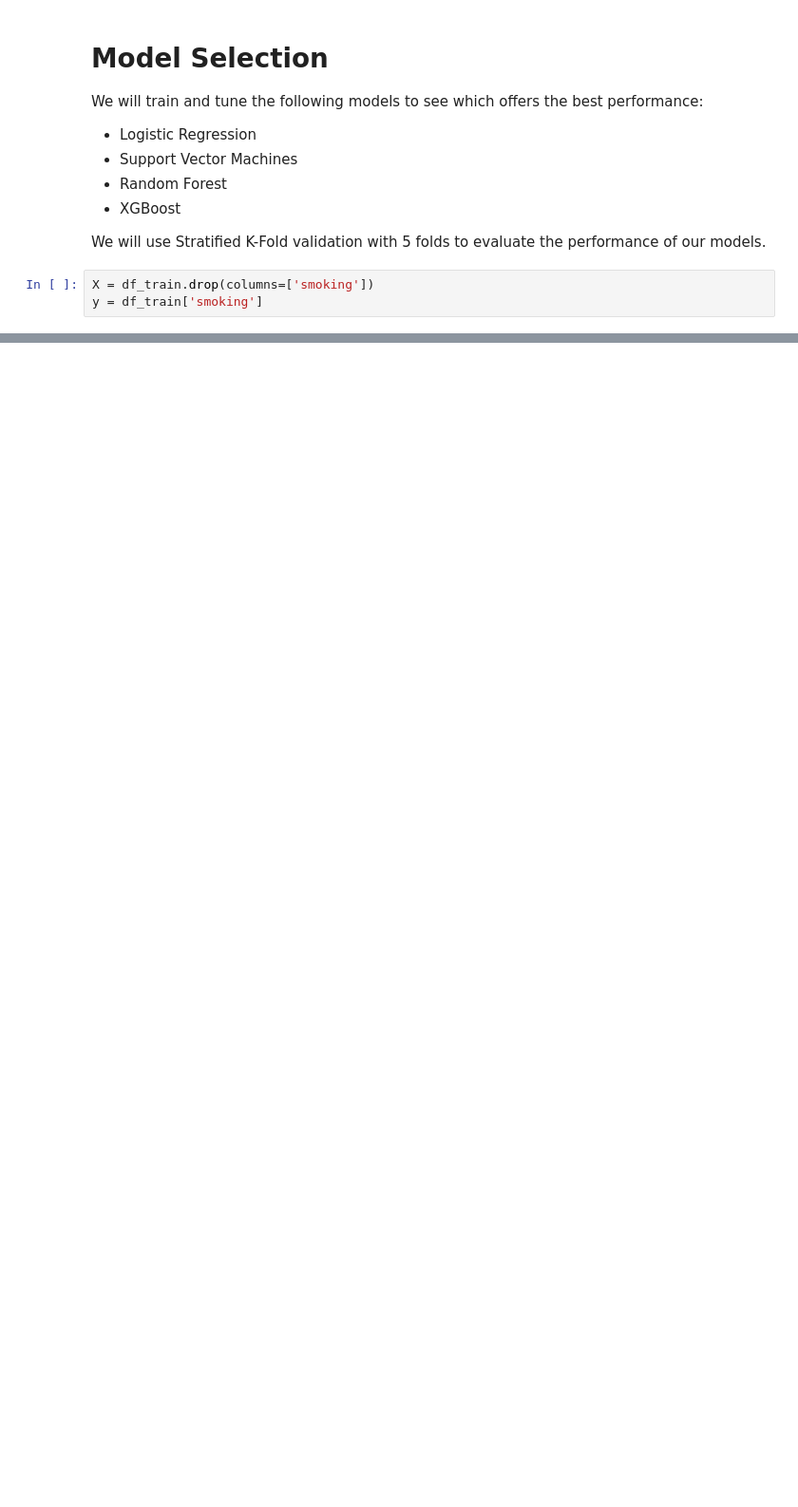
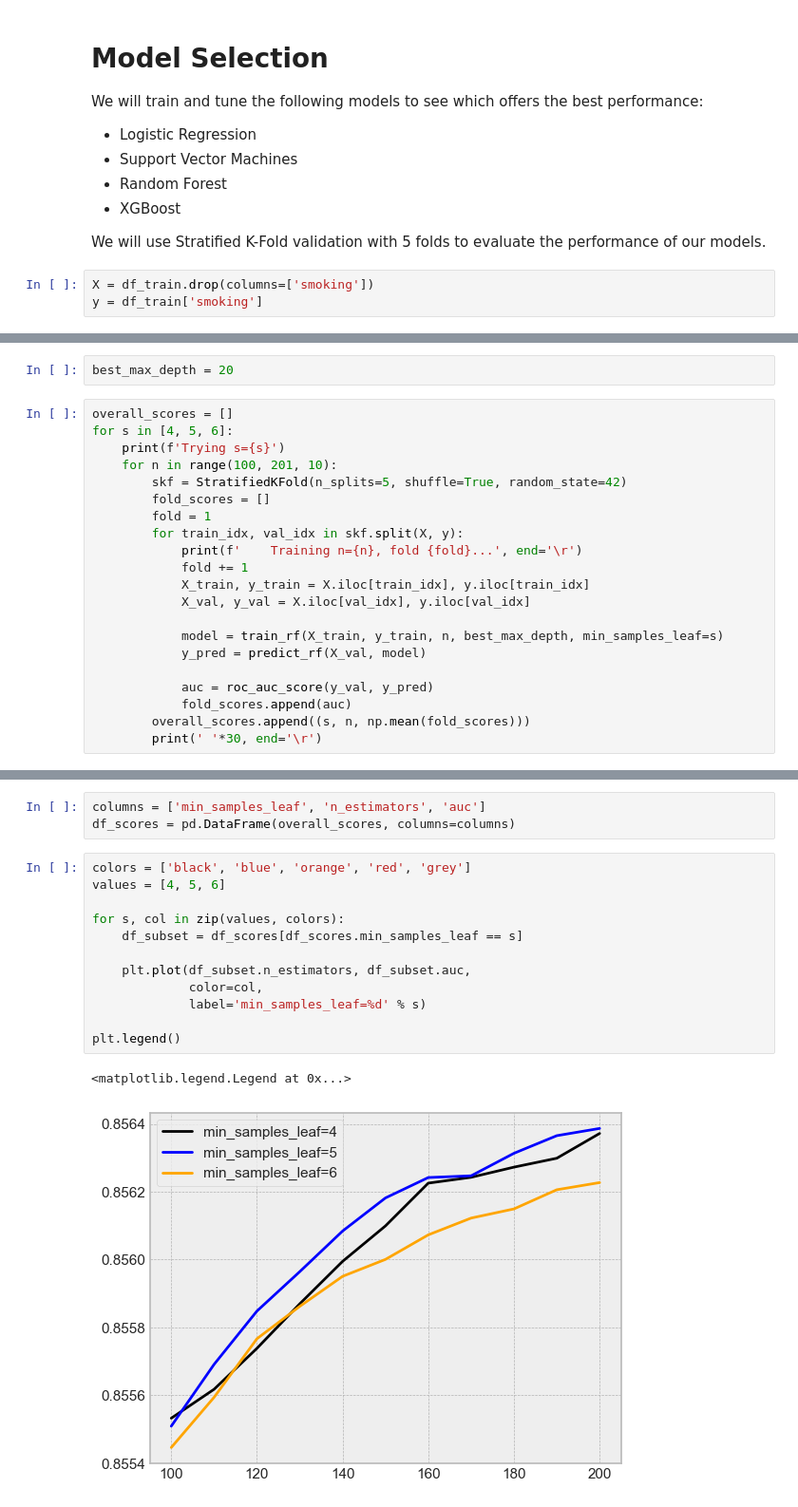
Before and after one commit to Koda98/smoker-status-prediction, a Jupyter notebook: notebook.ipynb, the cells around one changed output, grey strips where cells are left out. Shown at 95% size. Drawn from its saved outputs; the diff is of its cells as text; blank space fills up the shorter version.

```diff
--- a/notebook.ipynb
+++ b/notebook.ipynb
@@ -465,0 +513,23 @@ Logistic Regression with log transform
+# %%
+best_max_depth = 20
+# %%
+overall_scores = []
+for s in [4, 5, 6]:
+    print(f'Trying s={s}')
+    for n in range(100, 201, 10):
+        skf = StratifiedKFold(n_splits=5, shuffle=True, random_state=42)
+        fold_scores = []
+        fold = 1
+        for train_idx, val_idx in skf.split(X, y):
+            print(f'    Training n={n}, fold {fold}...', end='\r')
+            fold += 1
+            X_train, y_train = X.iloc[train_idx], y.iloc[train_idx]
+            X_val, y_val = X.iloc[val_idx], y.iloc[val_idx]
+
+            model = train_rf(X_train, y_train, n, best_max_depth, min_samples_leaf=s)
+            y_pred = predict_rf(X_val, model)
+
+            auc = roc_auc_score(y_val, y_pred)
+            fold_scores.append(auc)
+        overall_scores.append((s, n, np.mean(fold_scores)))
+        print(' '*30, end='\r')
@@ -465,0 +540,18 @@ Logistic Regression with log transform
+# %%
+columns = ['min_samples_leaf', 'n_estimators', 'auc']
+df_scores = pd.DataFrame(overall_scores, columns=columns)
+# %%
+colors = ['black', 'blue', 'orange', 'red', 'grey']
+values = [4, 5, 6]
+
+for s, col in zip(values, colors):
+    df_subset = df_scores[df_scores.min_samples_leaf == s]
+
+    plt.plot(df_subset.n_estimators, df_subset.auc,
+             color=col,
+             label='min_samples_leaf=%d' % s)
+
+plt.legend()
+# %% [output]
+<matplotlib.legend.Legend at 0x...>
+[figure, added]
```
Also changed, not shown: parts of 19 cells of this notebook, 1 other file.
